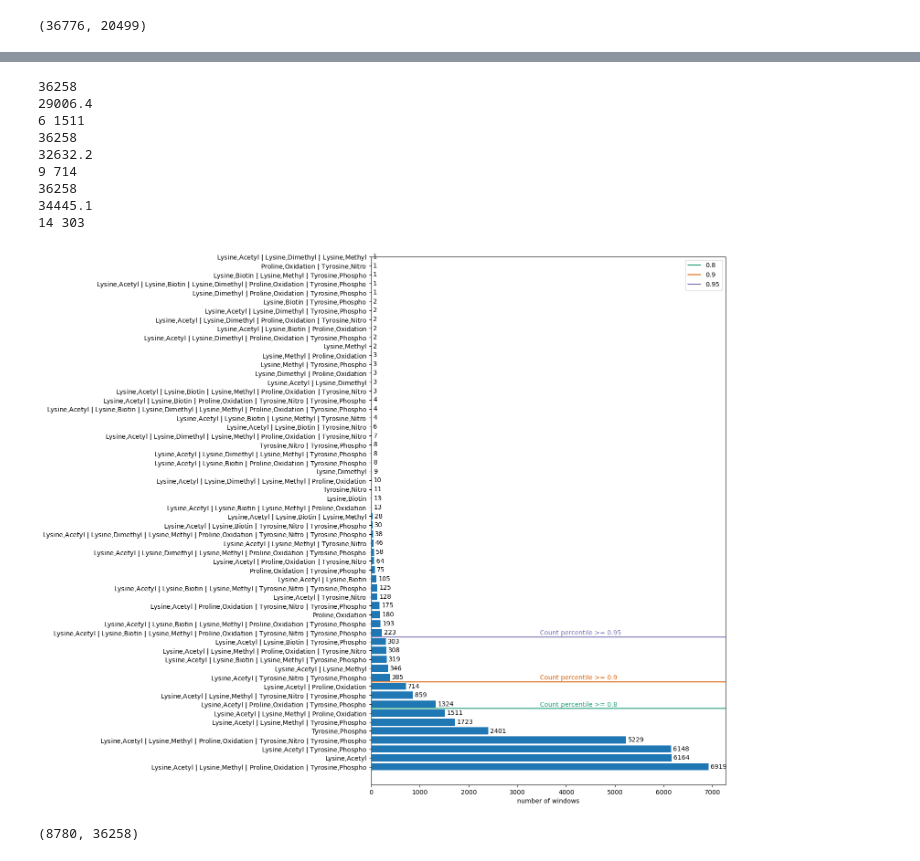
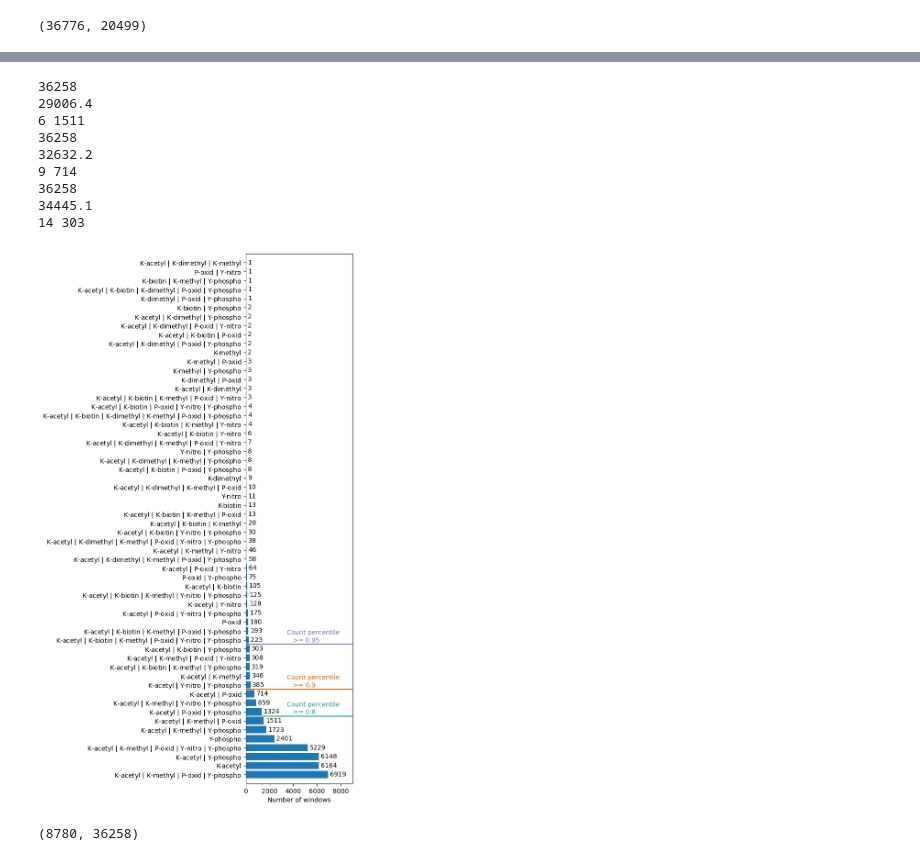
Before and after one commit to cschlaffner/PTMsearch, a Jupyter notebook: notebooks/ion_results_combinations.ipynb, the cells around one changed output, grey strips where cells are left out. Drawn from its saved outputs; the diff is of its cells as text; code cells hidden in the pictures.

```diff
--- a/notebooks/ion_results_combinations.ipynb
+++ b/notebooks/ion_results_combinations.ipynb
@@ -111,3 +12,24 @@ unmods_df = get_mods(dfs_dia_unmod_10ppm_snr[2])
+# %%
+mods_abbrev_dict = {
+    "Lysine,Acetyl": "K-acetyl",
+    "Lysine,Formyl": "K-formyl",
+    "Lysine,Biotin": "K-biotin",
+    "Lysine,Methyl": "K-methyl",
+    "Lysine,Carbamidomethyl": "K-carbami",
+    "Lysine,Malonyl": "K-malonyl",
+    "Lysine,Diethyl": "K-diethyl",
+    "Lysine,Dimethyl": "K-dimethyl",
+    "Proline,Oxidation": "P-oxid",
+    "Tyrosine,Nitro": "Y-nitro",
+    "Tyrosine,Phospho": "Y-phospho",
+    "Arginine,Deamidated": "R-deamid",
+    "Cysteine,Carbamidomethyl": "C-carbami",
+    "Histidine,Carbamidomethyl": "H-carbami",
+    "Tryptophan,Methyl": "W-methyl"
+}
+# %%
+mods_df = get_mods(pd.read_csv("../../data/result_csvs/230928_JL_Immonium_ions_Modified_DIA.mzML_diagnostic_ions_ppm_tolerance_10_snr_threshold_3_unimod.csv"))
+unmods_df = get_mods(pd.read_csv("../../data/result_csvs/230928_JL_Immonium_ions_Unmodified_DIA.mzML_diagnostic_ions_ppm_tolerance_10_snr_threshold_3_unimod.csv"))
 # %%
 def get_mods_df_by_scan_window(result_df):
     mods_df = get_mods(result_df)[["spectrum_id", "amino_acid", "mod_name"]].drop_duplicates()
@@ -204,5 +179,5 @@ len(all_unmod_combinations)
 # %%
-def plot_combination_counts(combinations, counts, fig_name=None, plot_fractions=None, topk=None, figsize=(10, 15)):
+def plot_combination_counts(combinations, counts, fig_name=None, plot_fractions=None, topk=None, figsize=(5, 15), xlim=None, line_label_pos_fraction = 3):
     count_sort = np.argsort(counts)
     all_mod_combinations_sorted = combinations[count_sort]
     combination_counts_sorted = counts[count_sort]
@@ -213,12 +188,14 @@ def plot_combination_counts(combinations, counts, fig_name=None, plot_fractions=
         combination_counts_sorted = combination_counts_sorted[-topk:]
 
     fig, ax = plt.subplots(figsize=figsize)
-    combination_names = [(r" $\bf{|}$ ").join(combination) for combination in all_mod_combinations_sorted]
+    combination_names = [(r" $\bf{|}$ ").join([mods_abbrev_dict[mod] for mod in combination]) for combination in all_mod_combinations_sorted]
     num_combinations = len(combination_names)
     ax.bar_label(ax.barh(range(num_combinations), combination_counts_sorted), padding=3)
     ax.set_yticks(range(num_combinations), labels=combination_names)
-    ax.set_ylim(0, len(combination_names) + 1)
-    ax.set_xlabel("number of windows")
+    ax.set_ylim(-1, len(combination_names))
+    ax.set_xlabel("Number of windows")
+    if xlim is not None:
+        ax.set_xlim(xlim)
     ax.invert_yaxis()
 
     if plot_fractions is not None:
@@ -237,7 +214,7 @@ def plot_combination_counts(combinations, counts, fig_name=None, plot_fractions=
                 if total_count_current >= total_count_fraction:
                     print(i, count)
                     ax.axhline(num_combinations - (i + 1.5), label=fraction, color=color_map(j))
-                    ax.text(max_count/2,num_combinations - (i + 1.75), f"Count percentile >= {fraction}", color=color_map(j))
+                    ax.text(max_count/line_label_pos_fraction,num_combinations - (i + 1.75), f"Count percentile\n   >= {fraction}", color=color_map(j))
                     break
 
     if fig_name is not None:
@@ -251,16 +233,16 @@ plot_combination_counts(all_mod_combinations_wanted, combination_counts_wanted,
 # %%
-plot_combination_counts(all_mod_combinations_wanted, combination_counts_wanted, plot_fractions=[0.8, 0.9, 0.95], fig_name="num_combinations_sorted_snr3_10ppm_wanted_combinations.png")
+plot_combination_counts(all_mod_combinations_wanted, combination_counts_wanted, plot_fractions=[0.8, 0.9, 0.95], line_label_pos_fraction =2, figsize=(3, 15), xlim=(0, 9000), fig_name="num_combinations_sorted_snr3_10ppm_wanted_combinations.svg")
 # %% [output]
 36258
 29006.4
 6 1511
 36258
 32632.2
 9 714
 36258
 34445.1
 14 303
-[figure, old version]
+[figure, new version]
 # %%
 single_mod_combinations_idcs = [(idx, comb) for idx, comb in enumerate(all_mod_combinations_wanted) if len(comb) == 1]
 single_mod_combinations = np.array([comb for idx, comb in single_mod_combinations_idcs])
```
Also changed, not shown: parts of 22 cells of this notebook, 7 other files.
